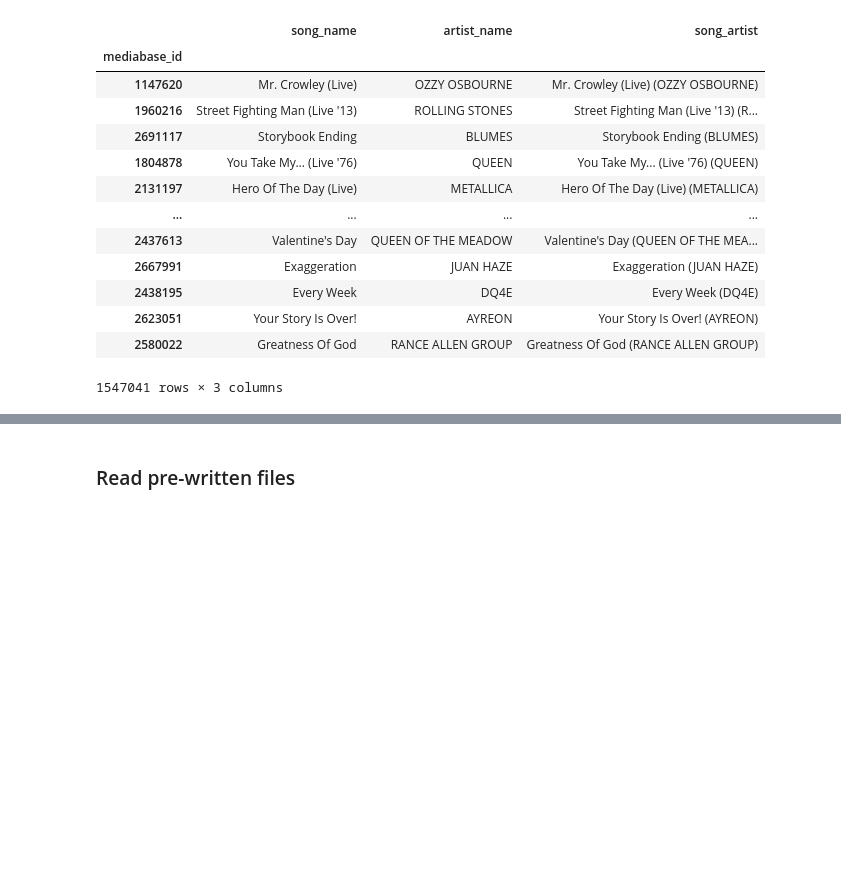
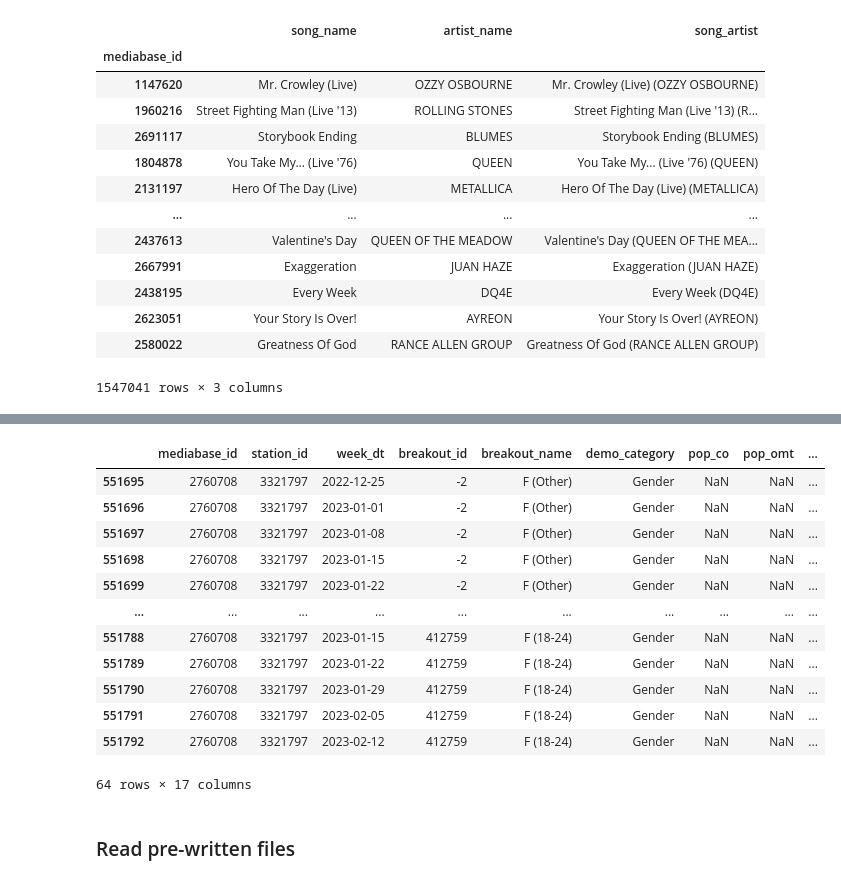
Before and after one commit to gjampanih/adds-rr-demo-modeling, a Jupyter notebook: notebooks/dropped_data_analysis.ipynb, the cells around one changed output, grey strips where cells are left out. Saved outputs shown, nothing was run; the diff lists cells and outputs as text; code cells hidden in the pictures; blank space fills up the shorter version.

Commit message:
adds-rr-demo-modeling: sql script mod

```diff
--- a/notebooks/dropped_data_analysis.ipynb
+++ b/notebooks/dropped_data_analysis.ipynb
@@ -979,3 +1002,21 @@ df_out_final_fmt.to_pickle('df_out_final_fmt_CHR_2022_12_25_2023_02_12.pkl')
+# %%
+df_out_final = pd.read_pickle('df_out_final_CHR_2022_12_25_2023_02_12.pkl')
+# %%
+df_out_final[(df_out_final['call_letters'] == 'KBKS-FM') & (df_out_final['song_artist'] == 'abcdefu (GAYLE)')]
+# %% [output]
+|  | mediabase_id | station_id | week_dt | breakout_id | breakout_name | demo_category | pop_co | pop_omt | ... |
+| 551695 | 2760708 | 3321797 | 2022-12-25 | -2 | F (Other) | Gender | NaN | NaN | ... |
+| 551696 | 2760708 | 3321797 | 2023-01-01 | -2 | F (Other) | Gender | NaN | NaN | ... |
+| 551697 | 2760708 | 3321797 | 2023-01-08 | -2 | F (Other) | Gender | NaN | NaN | ... |
+| 551698 | 2760708 | 3321797 | 2023-01-15 | -2 | F (Other) | Gender | NaN | NaN | ... |
+| 551699 | 2760708 | 3321797 | 2023-01-22 | -2 | F (Other) | Gender | NaN | NaN | ... |
+| ... | ... | ... | ... | ... | ... | ... | ... | ... | ... |
+| 551788 | 2760708 | 3321797 | 2023-01-15 | 412759 | F (18-24) | Gender | NaN | NaN | ... |
+| 551789 | 2760708 | 3321797 | 2023-01-22 | 412759 | F (18-24) | Gender | NaN | NaN | ... |
+| 551790 | 2760708 | 3321797 | 2023-01-29 | 412759 | F (18-24) | Gender | NaN | NaN | ... |
+| 551791 | 2760708 | 3321797 | 2023-02-05 | 412759 | F (18-24) | Gender | NaN | NaN | ... |
+| 551792 | 2760708 | 3321797 | 2023-02-12 | 412759 | F (18-24) | Gender | NaN | NaN | ... |
+64 rows × 17 columns
 # %% [markdown]
 ### Read pre-written files
 # %%
```
Also changed, not shown: parts of 24 cells of this notebook, 1 other file.
